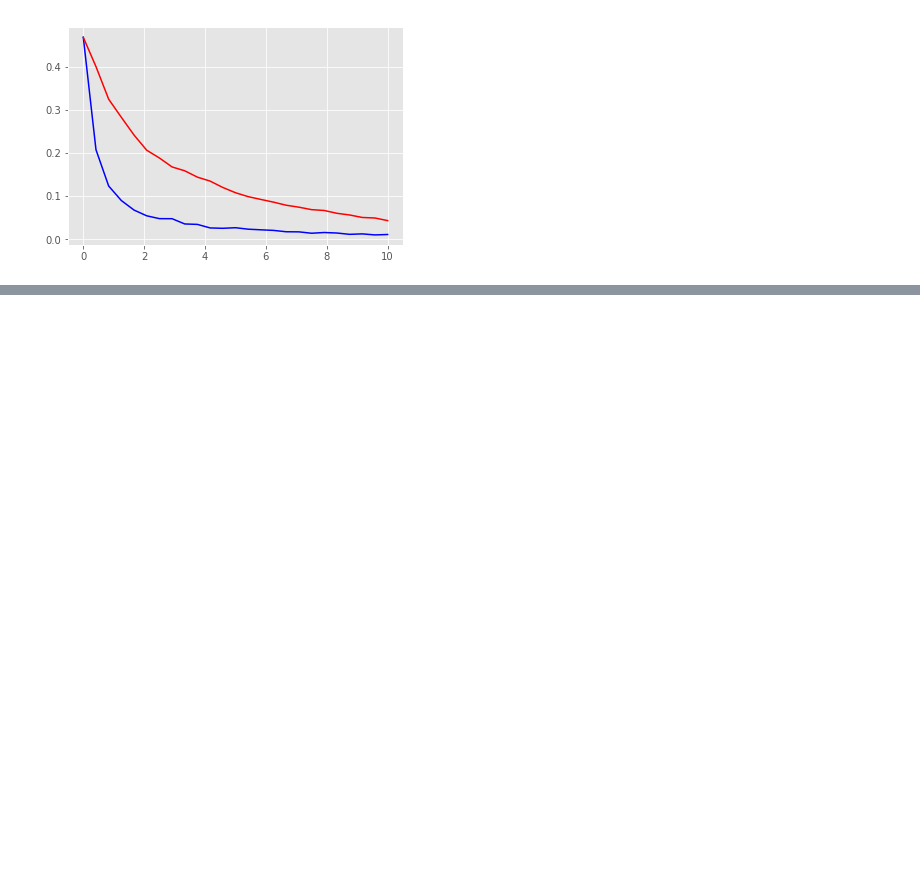
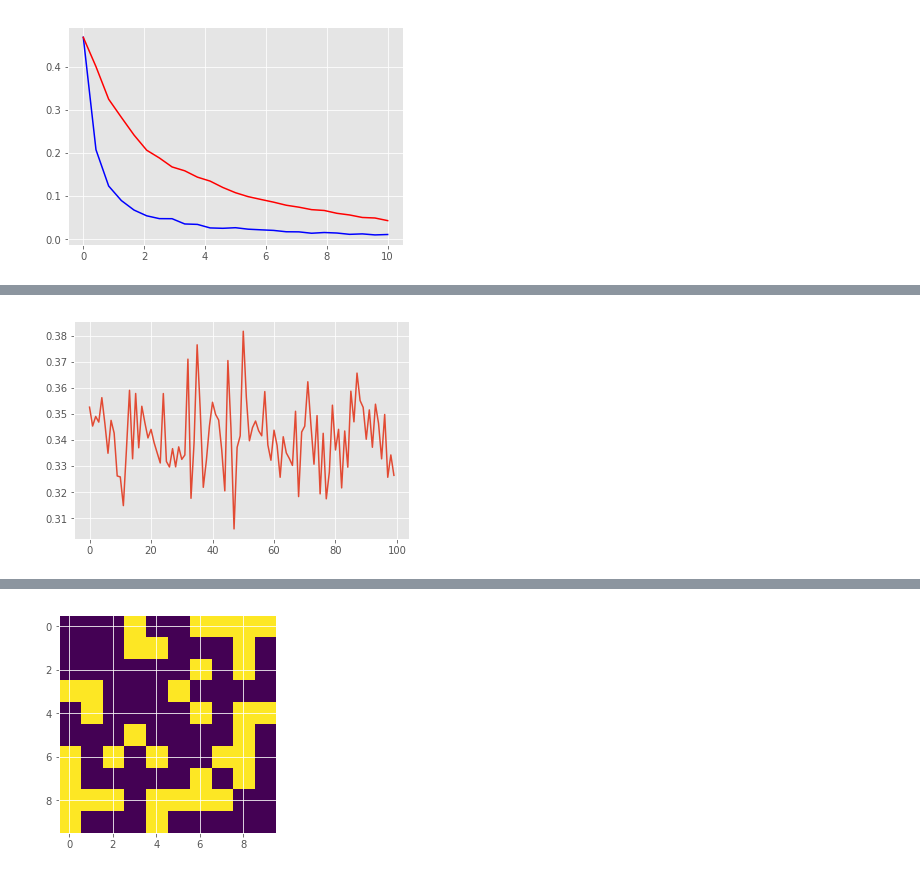
Before and after one commit to serre-lab/synchrony, a Jupyter notebook: notebooks/GraphSynch.ipynb, the cells around one changed output, grey strips where cells are left out. Cells and saved outputs as stored; diff of their text form; code cells hidden in the pictures; blank space fills up the shorter version.

```diff
--- a/notebooks/GraphSynch.ipynb
+++ b/notebooks/GraphSynch.ipynb
@@ -724,7 +931,7 @@ for sig in sigma:
     cmx = [connectivity_star, control_connectivity]
     h = cn.init_hidden(batch_size)
     for j, mx in enumerate(cmx):
-        prob = cn.forward(omega, h) if j == 0 else torch.rand(batch_size, num_ut)
+        prob = cn.forward(omega, h)[-1] if j == 0 else torch.rand(batch_size, num_ut)
         _, hard_inds = torch.topk(prob,num_links, dim=-1)
         ut_connectivity = torch.zeros_like(prob).scatter_(1,hard_inds, torch.ones_like(hard_inds).float())
         cmx[j][:,triu_ind[0],triu_ind[1]] = ut_connectivity
@@ -882,0 +1124,9 @@ plt.close()
+# %%
+# Brede 3: Optimize cGRU
+print('Optimizing coupling with average degree {}'.format(2*num_links / float(num_units)))
+cv_star, cn,connectivities = optimize_connectivity_cgru(num_units, num_out, num_links, omega_name=omega_name, batch_size=batch_size,
+                                        coupling_strength=sigma_star,iterations=iterations, transform=transform,
+                                        alpha=alpha, lr=lr, kuramoto_steps=kuramoto_steps,
+                                        num_hid_units=num_hid_units, num_hid_layers=num_hid_layers,
+                                        burn_in_steps=burn_in_steps,optimizer=optimizer,
+                                        view_inner_opt=view_inner_opt, view_lr=view_lr, feedback=feedback)
@@ -882,0 +1152,13 @@ plt.close()
+# %%
+plt.plot(cv_star)
+plt.show()
+plt.close()
+
+fig, ax = plt.subplots()
+tmp_connectivities = torch.stack(connectivities)[0,...].detach().numpy()
+im = plt.imshow(tmp_connectivities[0])
+animate = lambda i: im.set_array(tmp_connectivities[i])
+ani = animation.FuncAnimation(fig, animate, frames=kuramoto_steps)
+HTML(ani.to_html5_video())
+# %% [output]
+[figure, added]
@@ -882,0 +1166 @@ plt.close()
+[figure, added]
```
Also changed, not shown: parts of 19 cells of this notebook, 3 other files.
